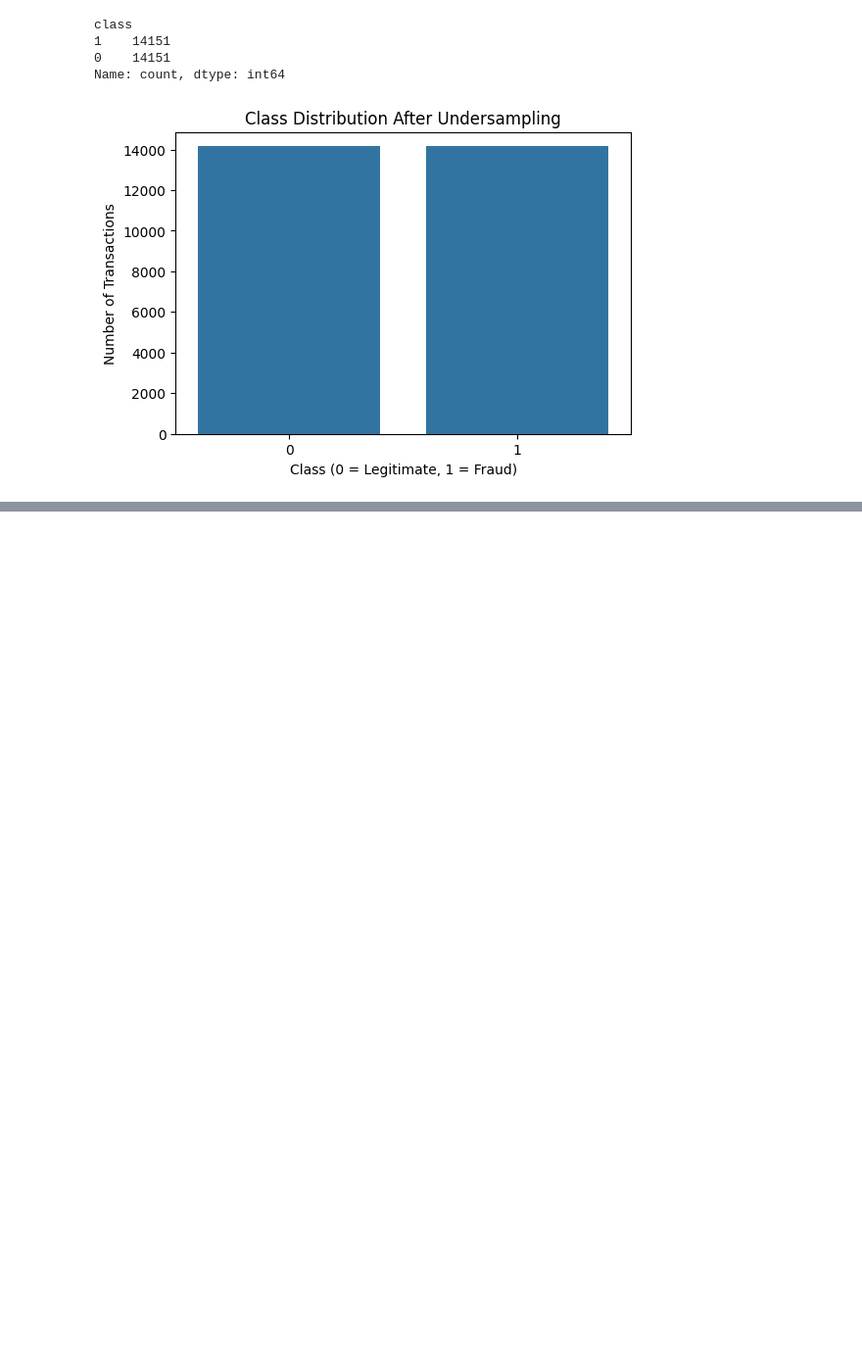
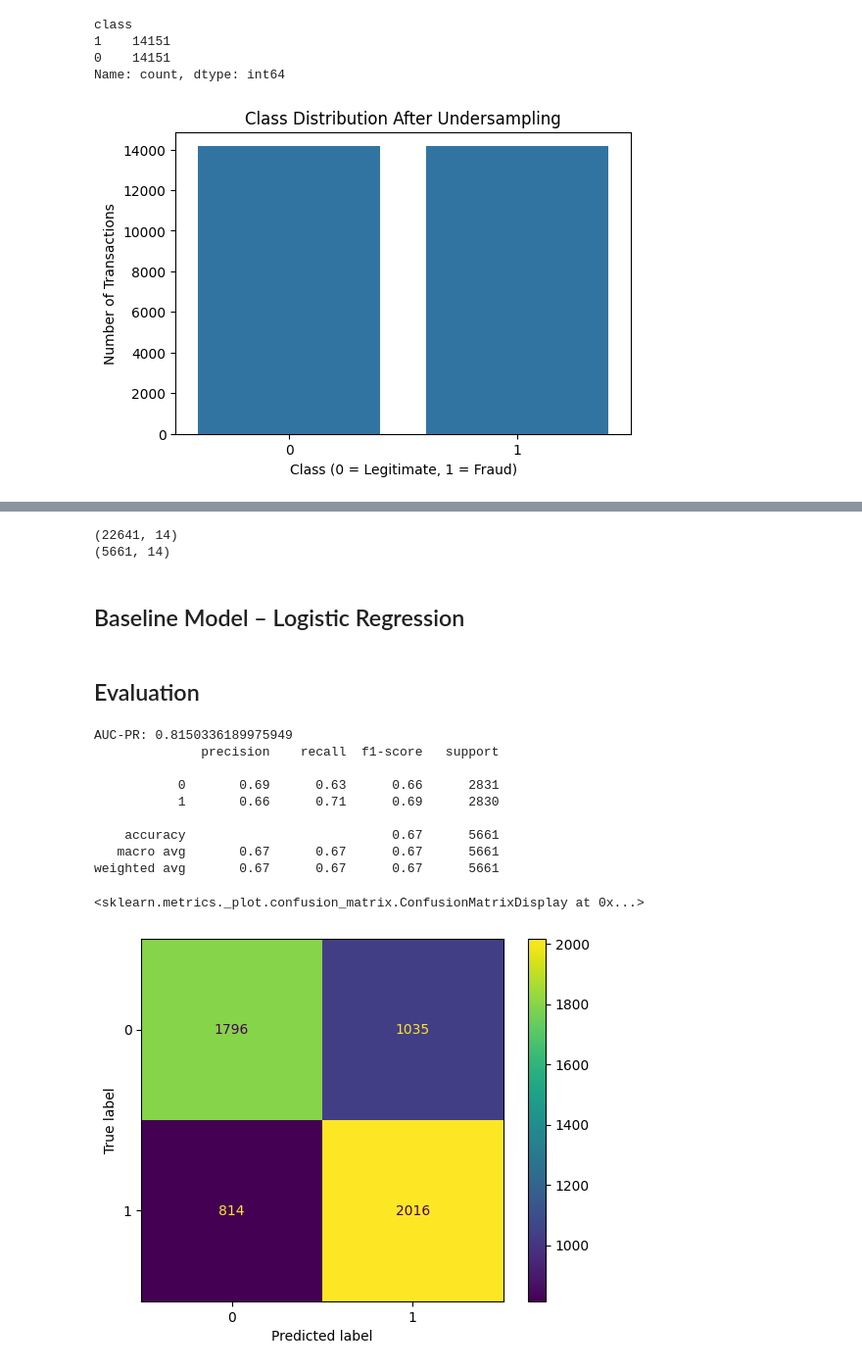
Before and after one commit to Kalalayu/fraud-detection, a Jupyter notebook: notebooks/modeling.ipynb, the cells around one changed output, grey strips where cells are left out. Shown: that part at 98% size. Cells and saved outputs as stored; diff of their text form; code cells hidden in the pictures; blank space fills up the shorter version.

Commit message:
feat: add baseline and ensemble models with evaluation metrics

```diff
--- a/notebooks/modeling.ipynb
+++ b/notebooks/modeling.ipynb
@@ -52,0 +118,6 @@ Name: count, dtype: int64
+# %%
+df = pd.get_dummies(
+    df,
+    columns=["source", "browser", "sex"],
+    drop_first=True
+)
@@ -52,0 +126,12 @@ Name: count, dtype: int64
+# %%
+X = df.drop(columns=["class"])
+y = df["class"]
+
+from sklearn.model_selection import train_test_split
+
+X_train, X_test, y_train, y_test = train_test_split(
+    X, y,
+    test_size=0.2,
+    stratify=y,
+    random_state=42
+)
@@ -52,0 +140,49 @@ Name: count, dtype: int64
+# %%
+from sklearn.preprocessing import StandardScaler
+
+scaler = StandardScaler()
+X_train = scaler.fit_transform(X_train)
+X_test = scaler.transform(X_test)
+# %%
+print(X_train.shape)
+print(X_test.shape)
+# %% [output]
+(22641, 14)
+(5661, 14)
+# %% [markdown]
+## Baseline Model – Logistic Regression
+# %%
+from sklearn.linear_model import LogisticRegression
+from sklearn.metrics import classification_report, confusion_matrix, average_precision_score
+
+lr = LogisticRegression(
+    class_weight="balanced",
+    max_iter=1000,
+    n_jobs=-1
+)
+
+lr.fit(X_train, y_train)
+
+y_pred = lr.predict(X_test)
+y_proba = lr.predict_proba(X_test)[:, 1]
+# %% [markdown]
+## Evaluation
+# %%
+from sklearn.metrics import ConfusionMatrixDisplay
+
+print("AUC-PR:", average_precision_score(y_test, y_proba))
+print(classification_report(y_test, y_pred))
+
+ConfusionMatrixDisplay.from_predictions(y_test, y_pred)
+# %% [output]
+AUC-PR: 0.8150336189975949
+              precision    recall  f1-score   support
+
+           0       0.69      0.63      0.66      2831
+           1       0.66      0.71      0.69      2830
+
+    accuracy                           0.67      5661
+   macro avg       0.67      0.67      0.67      5661
+weighted avg       0.67      0.67      0.67      5661
+<sklearn.metrics._plot.confusion_matrix.ConfusionMatrixDisplay at 0x...>
+[figure, added]
```
Also changed, not shown: parts of 28 cells of this notebook.
